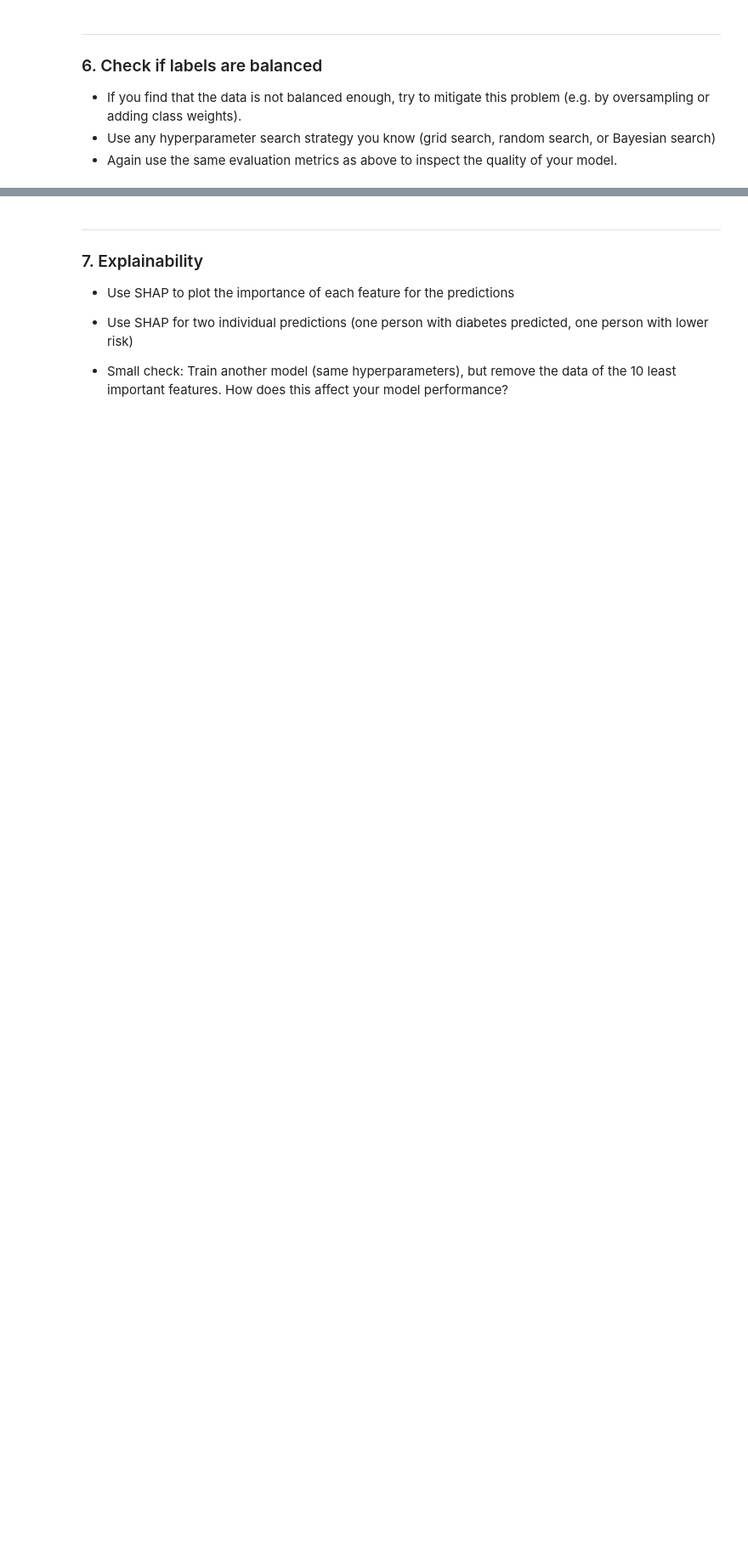
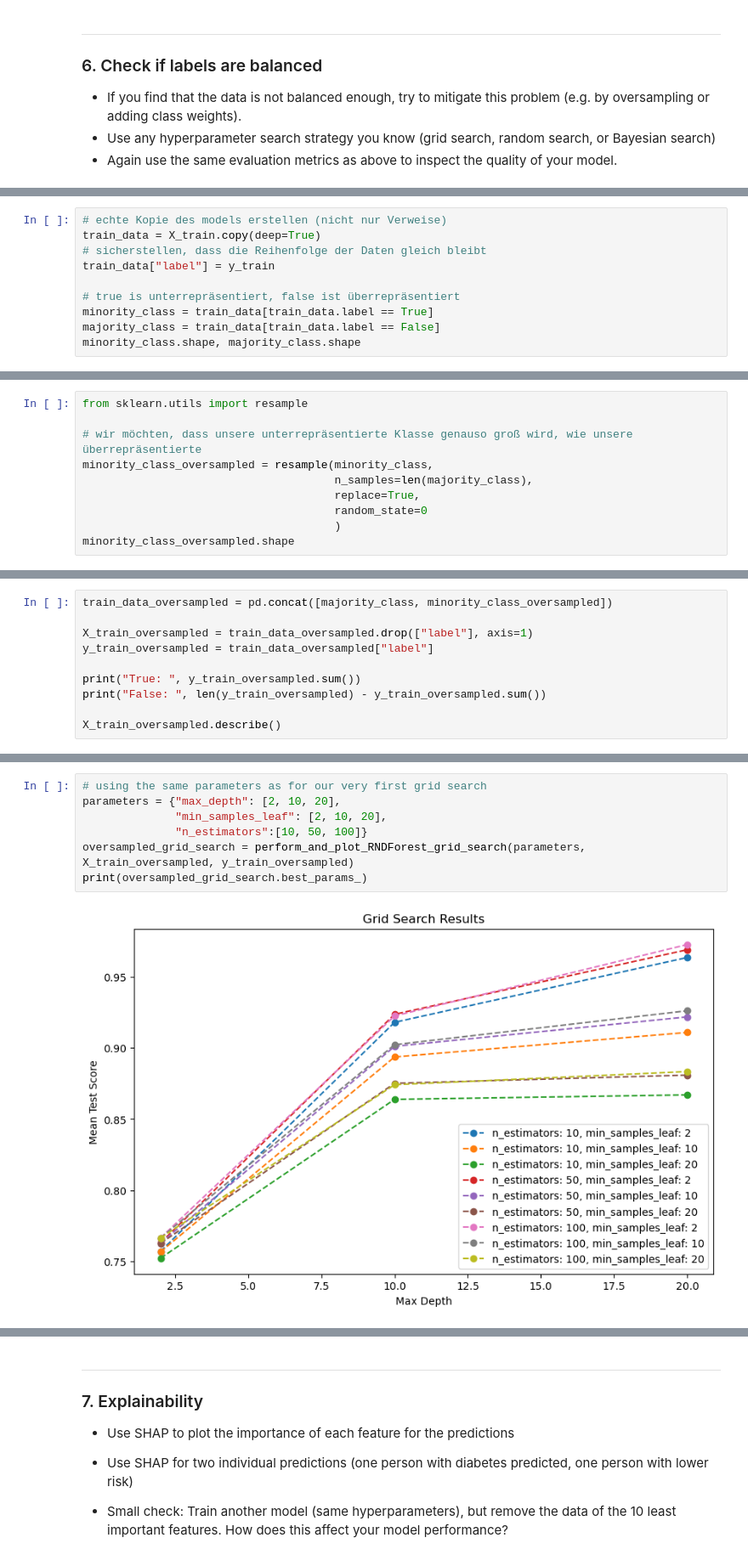
Before and after one commit to Knerten0815/ai_for_smart_health, a Jupyter notebook: Portfolio/ai_smart_health_portfolio_01_diabetes_prediction_template.ipynb, the cells around one changed output, grey strips where cells are left out. Shown at 85% size. Cells and saved outputs as stored; diff of their text form; blank space fills up the shorter version.

```diff
--- a/Portfolio/ai_smart_health_portfolio_01_diabetes_prediction_template.ipynb
+++ b/Portfolio/ai_smart_health_portfolio_01_diabetes_prediction_template.ipynb
@@ -419,0 +430,10 @@ Probability mean:  0.11266842407109834
+# %%
+# echte Kopie des models erstellen (nicht nur Verweise)
+train_data = X_train.copy(deep=True)
+# sicherstellen, dass die Reihenfolge der Daten gleich bleibt
+train_data["label"] = y_train
+
+# true is unterrepräsentiert, false ist überrepräsentiert
+minority_class = train_data[train_data.label == True]
+majority_class = train_data[train_data.label == False]
+minority_class.shape, majority_class.shape
@@ -419,0 +442,10 @@ Probability mean:  0.11266842407109834
+# %%
+from sklearn.utils import resample
+
+# wir möchten, dass unsere unterrepräsentierte Klasse genauso groß wird, wie unsere überrepräsentierte
+minority_class_oversampled = resample(minority_class,
+                                      n_samples=len(majority_class),
+                                      replace=True,
+                                      random_state=0
+                                      )
+minority_class_oversampled.shape
@@ -419,0 +454,10 @@ Probability mean:  0.11266842407109834
+# %%
+train_data_oversampled = pd.concat([majority_class, minority_class_oversampled])
+
+X_train_oversampled = train_data_oversampled.drop(["label"], axis=1)
+y_train_oversampled = train_data_oversampled["label"]
+
+print("True: ", y_train_oversampled.sum())
+print("False: ", len(y_train_oversampled) - y_train_oversampled.sum())
+
+X_train_oversampled.describe()
@@ -419,0 +479,9 @@ Probability mean:  0.11266842407109834
+# %%
+# using the same parameters as for our very first grid search
+parameters = {"max_depth": [2, 10, 20],
+              "min_samples_leaf": [2, 10, 20],
+              "n_estimators":[10, 50, 100]}
+oversampled_grid_search = perform_and_plot_RNDForest_grid_search(parameters, X_train_oversampled, y_train_oversampled)
+print(oversampled_grid_search.best_params_)
+# %% [output]
+[figure, added]
```
Also changed, not shown: parts of 22 cells of this notebook.
